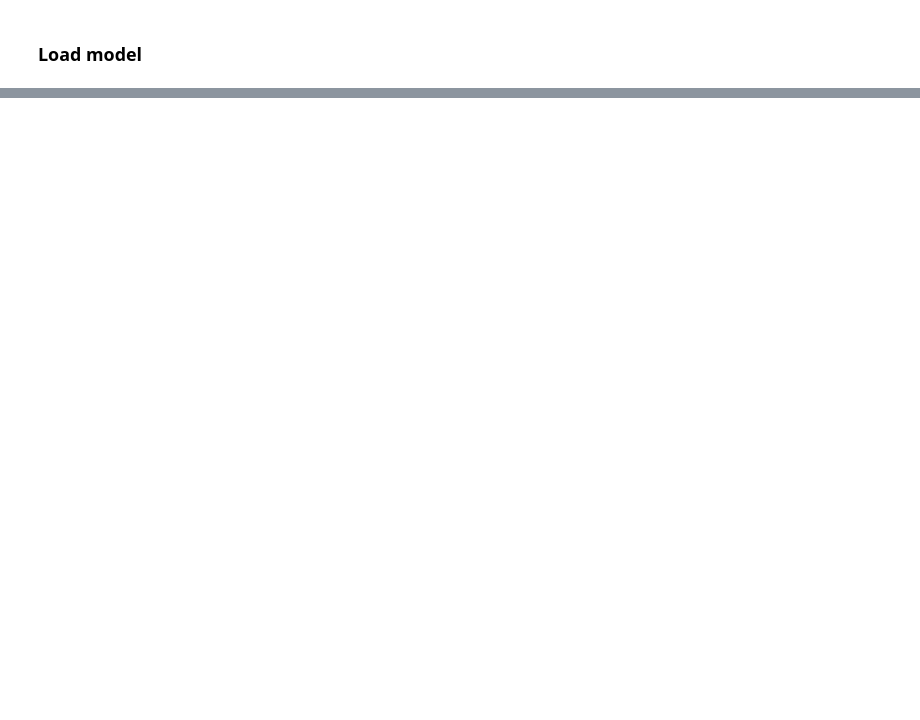
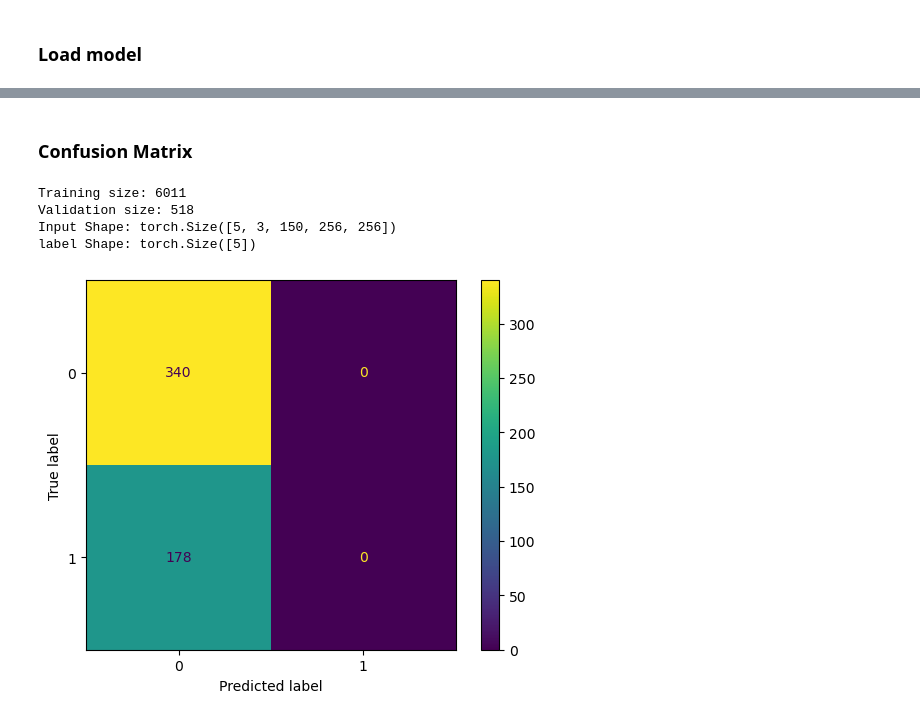
Before and after one commit to ftvs/maliciousai, a Jupyter notebook: s3d.ipynb, the cells around one changed output, grey strips where cells are left out. Saved outputs shown, nothing was run; the diff lists cells and outputs as text; code cells hidden in the pictures; blank space fills up the shorter version.

```diff
--- a/s3d.ipynb
+++ b/s3d.ipynb
@@ -339,0 +311,19 @@ print(train_run[0])
+# %% [markdown]
+### Confusion Matrix
+# %%
+device = torch.device("cuda" if torch.cuda.is_available() else "cpu")
+dataset_path = "data"
+model_path = "s3d_rgb_last_full.pth"
+batch_size = 5
+val_loss, val_accuracy, val_cm = eval_s3d(dataset_path,batch_size,device,model_path)
+
+cm_display = metrics.ConfusionMatrixDisplay(confusion_matrix = val_cm, display_labels = ['Fake', 'Real'])
+
+cm_display.plot()
+plt.show()
+# %% [output]
+Training size: 6011
+Validation size: 518
+Input Shape: torch.Size([5, 3, 150, 256, 256])
+label Shape: torch.Size([5])
+[figure, added]
```
Also changed, not shown: parts of 17 cells of this notebook, 2 other files.
